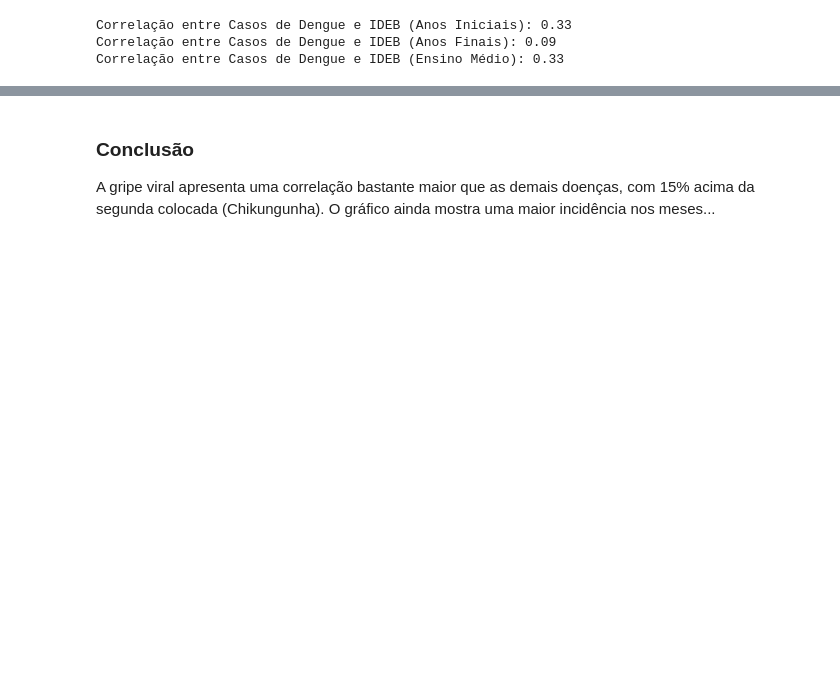
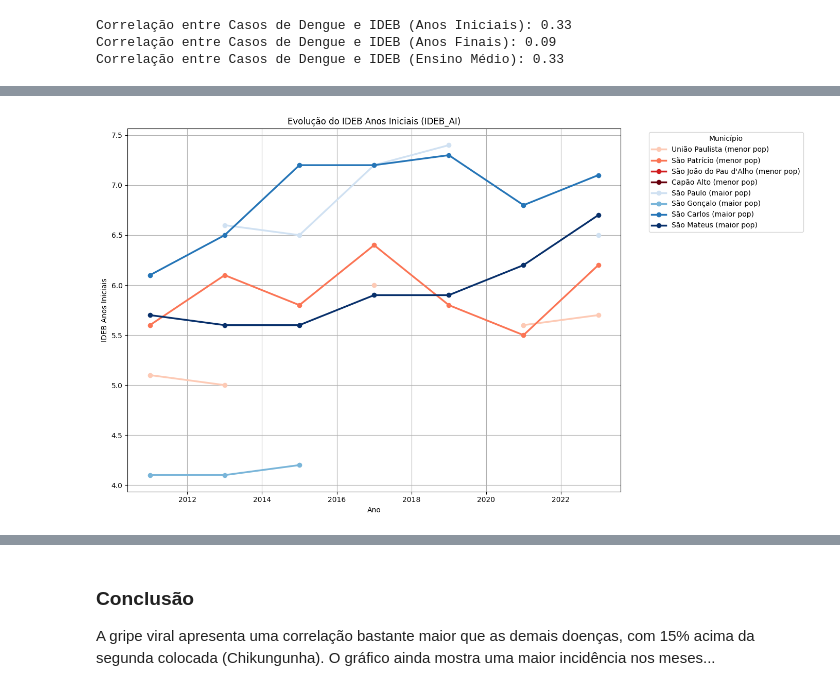
Before and after one commit to cesarfkb/trabalho-CD-semestral, a Jupyter notebook: Projeto_S1_CD.ipynb, the cells around one changed output, grey strips where cells are left out. Cells and saved outputs as stored; diff of their text form; code cells hidden in the pictures; blank space fills up the shorter version.

```diff
--- a/Projeto_S1_CD.ipynb
+++ b/Projeto_S1_CD.ipynb
@@ -640,0 +713,6 @@ Correlação entre Casos de Dengue e IDEB (Ensino Médio): 0.33
+# %%
+cidades_escolhidas = ['São Paulo', 'São Gonçalo',
+                      'São Carlos', 'São Mateus', 'União Paulista', 'São Patrício',
+                      'São João do Pau d\'Alho', 'Capão Alto']
+maiores = cidades_escolhidas[:4]
+menores = cidades_escolhidas[4:]
@@ -640,0 +767,32 @@ Correlação entre Casos de Dengue e IDEB (Ensino Médio): 0.33
+# %%
+# Filtrando apenas as cidades escolhidas
+df_ideb_all = df_ideb_all[df_ideb_all['Estado'].isin(cidades_escolhidas)]
+# %%
+# Paletas de cores para cada grupo
+from matplotlib import cm
+cores_menores = cm.Reds(np.linspace(0.2, 1, len(menores)))
+cores_maiores = cm.Blues(np.linspace(0.2, 1, len(maiores)))
+
+plt.figure(figsize=(14, 8))
+
+# Menores populações
+for i, municipio in enumerate(menores):
+    dados_mun = df_ideb_all[df_ideb_all['Estado'] == municipio]
+    plt.plot(dados_mun['Ano'], dados_mun['IDEB_AI'], marker='o',
+             label=f"{municipio} (menor pop)", color=cores_menores[i], linewidth=2.5)
+
+# Maiores populações
+for i, municipio in enumerate(maiores):
+    dados_mun = df_ideb_all[df_ideb_all['Estado'] == municipio]
+    plt.plot(dados_mun['Ano'], dados_mun['IDEB_AI'], marker='o',
+             label=f"{municipio} (maior pop)", color=cores_maiores[i], linewidth=2.5)
+
+plt.title('Evolução do IDEB Anos Iniciais (IDEB_AI)')
+plt.xlabel('Ano')
+plt.ylabel('IDEB Anos Iniciais')
+plt.legend(title='Município', bbox_to_anchor=(1.05, 1), loc='upper left')
+plt.grid(True)
+plt.tight_layout()
+plt.show()
+# %% [output]
+[figure, added]
```
Also changed, not shown: parts of 12 cells of this notebook.
